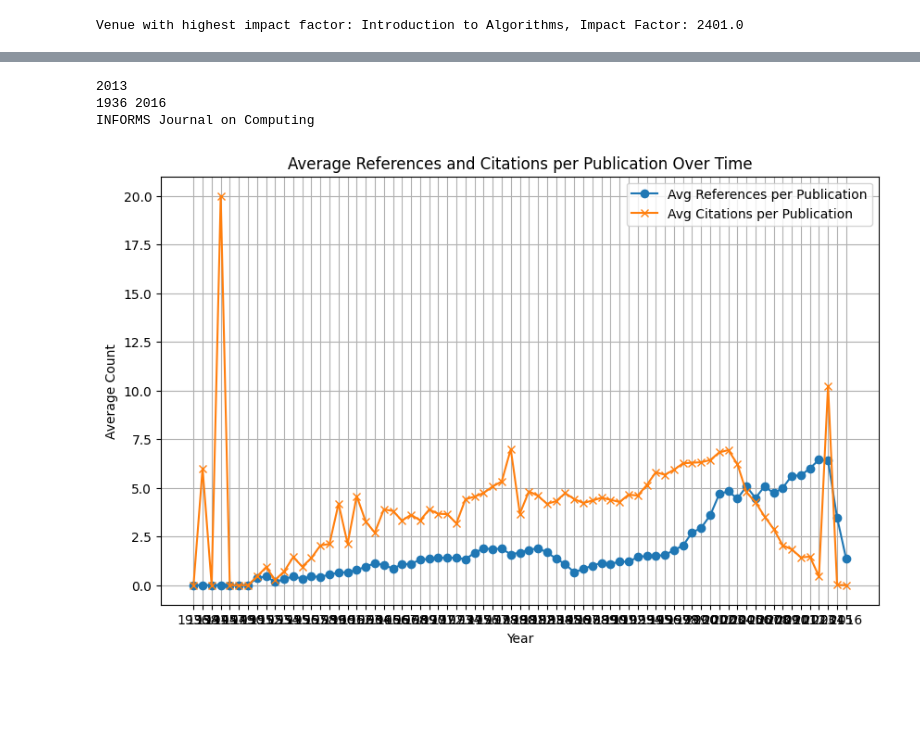
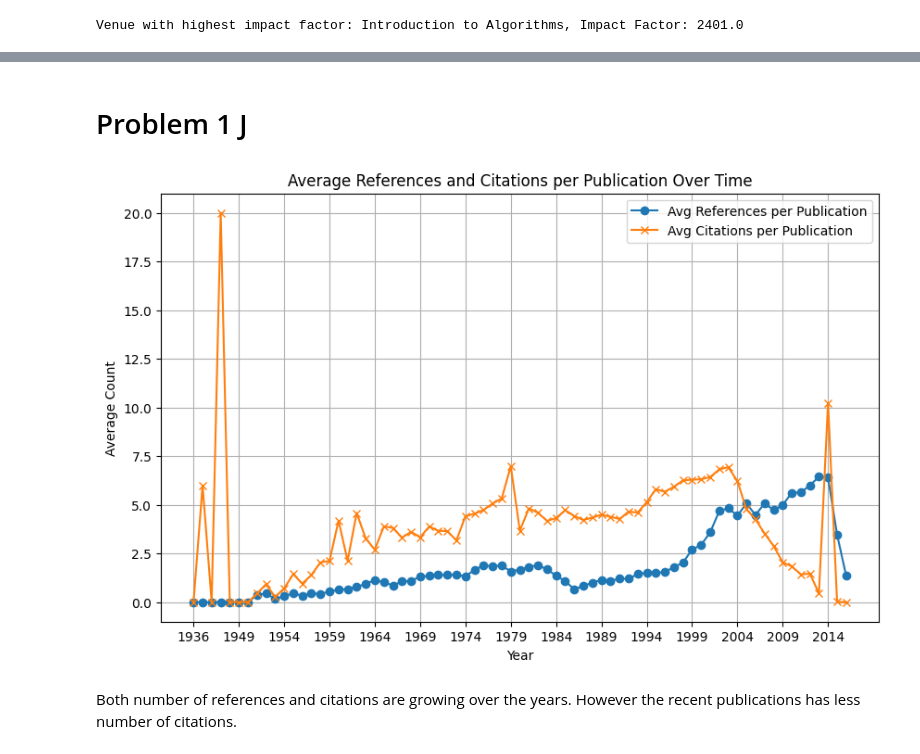
Before and after one commit to 23380809/Unsupervised_HW1, a Jupyter notebook: Aminer.ipynb, the cells around one changed output, grey strips where cells are left out. Cells and saved outputs as stored; diff of their text form; code cells hidden in the pictures; blank space fills up the shorter version.

```diff
--- a/Aminer.ipynb
+++ b/Aminer.ipynb
@@ -410,18 +428,11 @@ for i, row in df.iterrows():
-# %%
-print(index_year_map['2015217'])
-min_year = min(index_year_map.values())
-max_year = max(index_year_map.values())
-print(min_year, max_year)
-print(index_publication_map['2135000'])
-# %% [output]
-2013
-1936 2016
-INFORMS Journal on Computing
+# %% [markdown]
+# Problem 1 J
 # %%
-
 import pandas as pd
 import matplotlib.pyplot as plt
 
+min_year = min(index_year_map.values())
+max_year = max(index_year_map.values())
 FILE_PATH = 'acm.csv'
 
 def plot_average_references_and_citations_per_publication_per_year():
@@ -464,31 +475,35 @@ def plot_average_references_and_citations_per_publication_per_year():
     ## if certain years have no publications, we need to remove them
     years_to_remove = []
     for year, data in year_publication_map.items():
         if data['publications'] == 0:
             years_to_remove.append(year)
 
     for year in years_to_remove:
         del year_publication_map[year]
 
     years = []
     avg_references = []
     avg_citations = []
 
     for year, data in sorted(year_publication_map.items()):
         years.append(year)
         avg_references.append(data['references'] / data['publications'])
         avg_citations.append(data['citations'] / data['publications'])
 
     plt.figure(figsize=(10, 6))
     plt.plot(years, avg_references, marker='o', label='Avg References per Publication')
     plt.plot(years, avg_citations, marker='x', label='Avg Citations per Publication')
     plt.xlabel('Year')
     plt.ylabel('Average Count')
     plt.title('Average References and Citations per Publication Over Time')
     plt.legend()
     plt.grid(True)
+    plt.xticks(years[::5])
+    plt.show()
     plt.show()
 
 plot_average_references_and_citations_per_publication_per_year()
 # %% [output]
-[figure, old version]
+[figure, new version]
+# %% [markdown]
+Both number of references and citations are growing over the years. However the recent publications has less number of citations.
```
Also changed, not shown: parts of 32 cells of this notebook, 7 other files.
